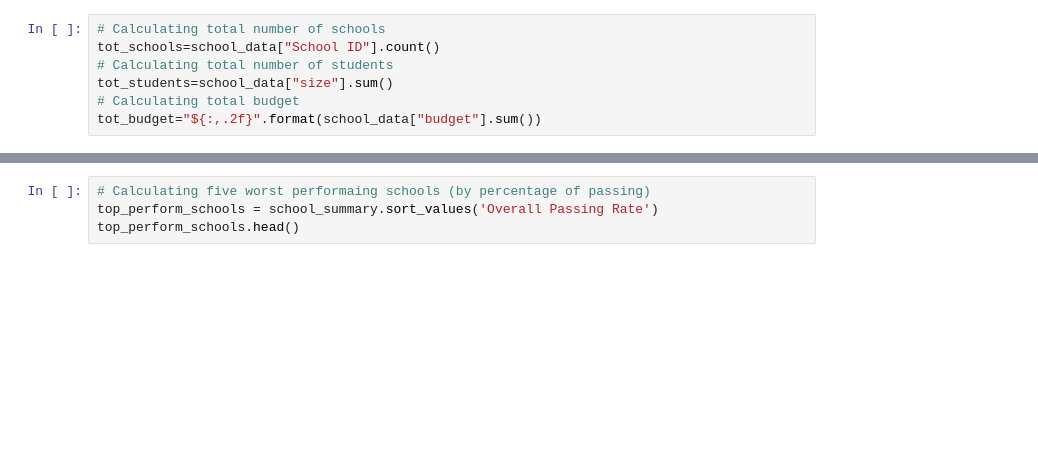
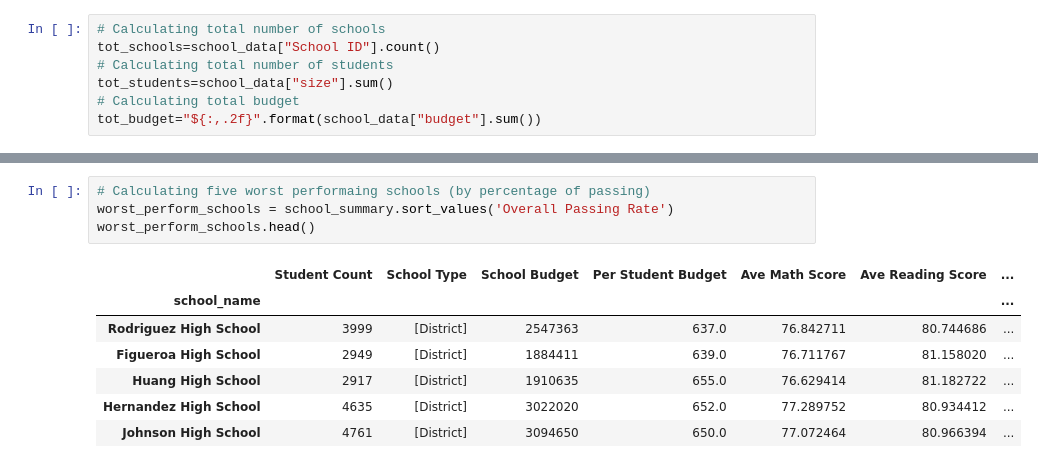
Before and after one commit to SoniMohandas/Pandas-Challenge, a Jupyter notebook: PyCitySchools/PyCitySchools_starter.ipynb, the cells around one changed output, grey strips where cells are left out. Saved outputs shown, nothing was run; the diff lists cells and outputs as text; blank space fills up the shorter version.

```diff
--- a/PyCitySchools/PyCitySchools_starter.ipynb
+++ b/PyCitySchools/PyCitySchools_starter.ipynb
@@ -97,7 +120,15 @@ top_perform_schools.head()
 # %%
 # Calculating five worst performaing schools (by percentage of passing)
-top_perform_schools = school_summary.sort_values('Overall Passing Rate')
-top_perform_schools.head()
+worst_perform_schools = school_summary.sort_values('Overall Passing Rate')
+worst_perform_schools.head()
+# %% [output]
+|  | Student Count | School Type | School Budget | Per Student Budget | Ave Math Score | Ave Reading Score | ... |
+| school_name |  |  |  |  |  |  | ... |
+| Rodriguez High School | 3999 | [District] | 2547363 | 637.0 | 76.842711 | 80.744686 | ... |
+| Figueroa High School | 2949 | [District] | 1884411 | 639.0 | 76.711767 | 81.158020 | ... |
+| Huang High School | 2917 | [District] | 1910635 | 655.0 | 76.629414 | 81.182722 | ... |
+| Hernandez High School | 4635 | [District] | 3022020 | 652.0 | 77.289752 | 80.934412 | ... |
+| Johnson High School | 4761 | [District] | 3094650 | 650.0 | 77.072464 | 80.966394 | ... |
 # %%
 # Calculating math score by grade
 # Create series of 9th, 10th, 11th, 12th grade
```
Also changed, not shown: parts of 9 cells of this notebook.
